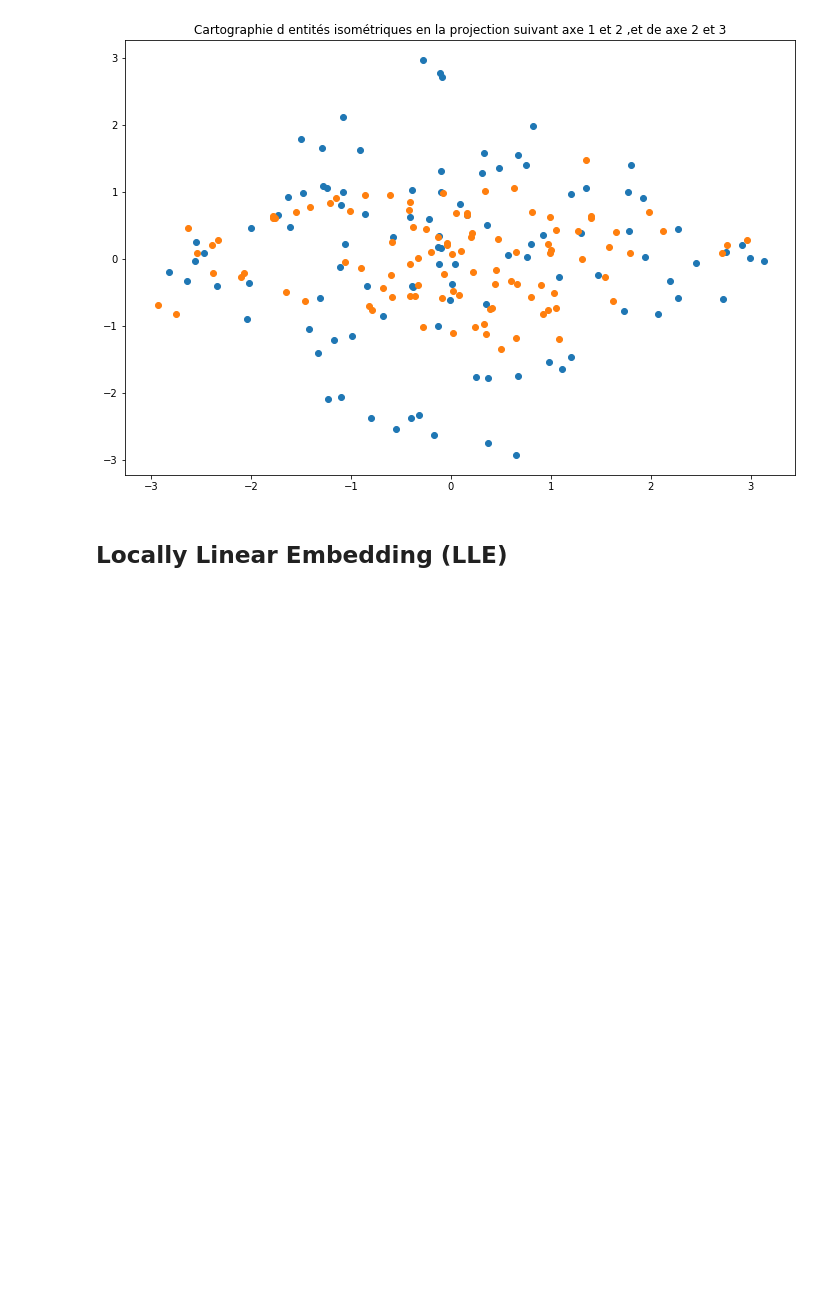
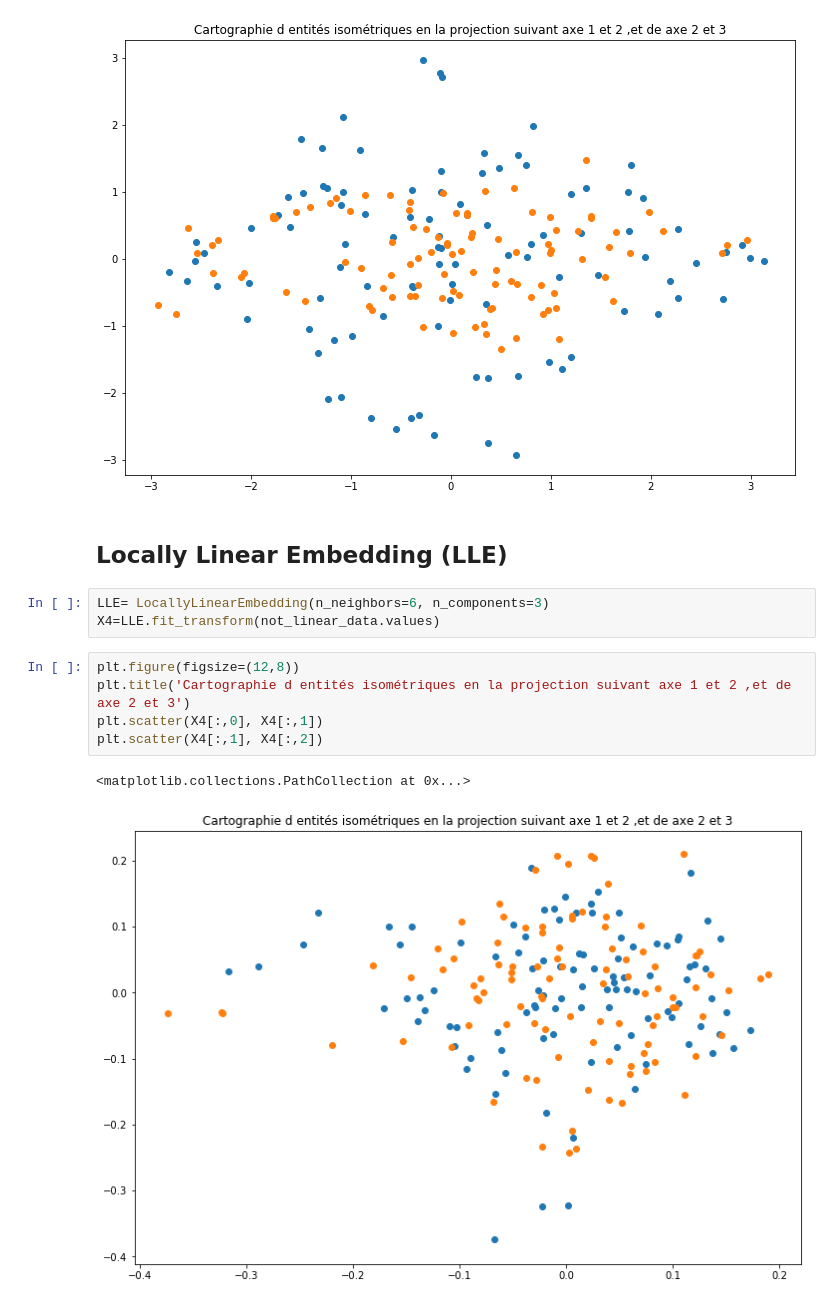
Before and after one commit to K-Ikram/Deep-learning-for-dimentionality-reduction, a Jupyter notebook: Non-linear Dimensionality Reduction Methods.ipynb, the cells around one changed output. Saved outputs shown, nothing was run; the diff lists cells and outputs as text; blank space fills up the shorter version.

```diff
--- a/Non-linear Dimensionality Reduction Methods.ipynb
+++ b/Non-linear Dimensionality Reduction Methods.ipynb
@@ -60,3 +60,14 @@ plt.scatter(X3[:,1], X3[:,2])
 [figure]
 # %% [markdown]
 ## Locally Linear Embedding (LLE)
+# %%
+LLE= LocallyLinearEmbedding(n_neighbors=6, n_components=3)
+X4=LLE.fit_transform(not_linear_data.values)
+# %%
+plt.figure(figsize=(12,8))
+plt.title('Cartographie d entités isométriques en la projection suivant axe 1 et 2 ,et de axe 2 et 3')
+plt.scatter(X4[:,0], X4[:,1])
+plt.scatter(X4[:,1], X4[:,2])
+# %% [output]
+<matplotlib.collections.PathCollection at 0x...>
+[figure, added]
```
Also changed, not shown: 1 other file.
